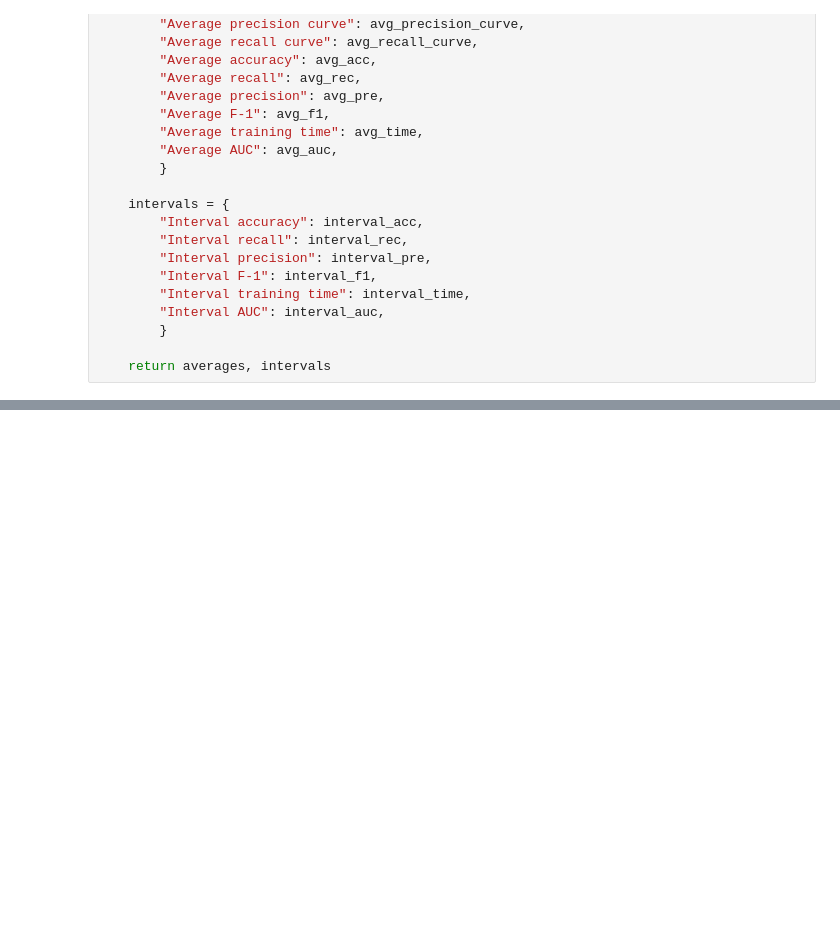
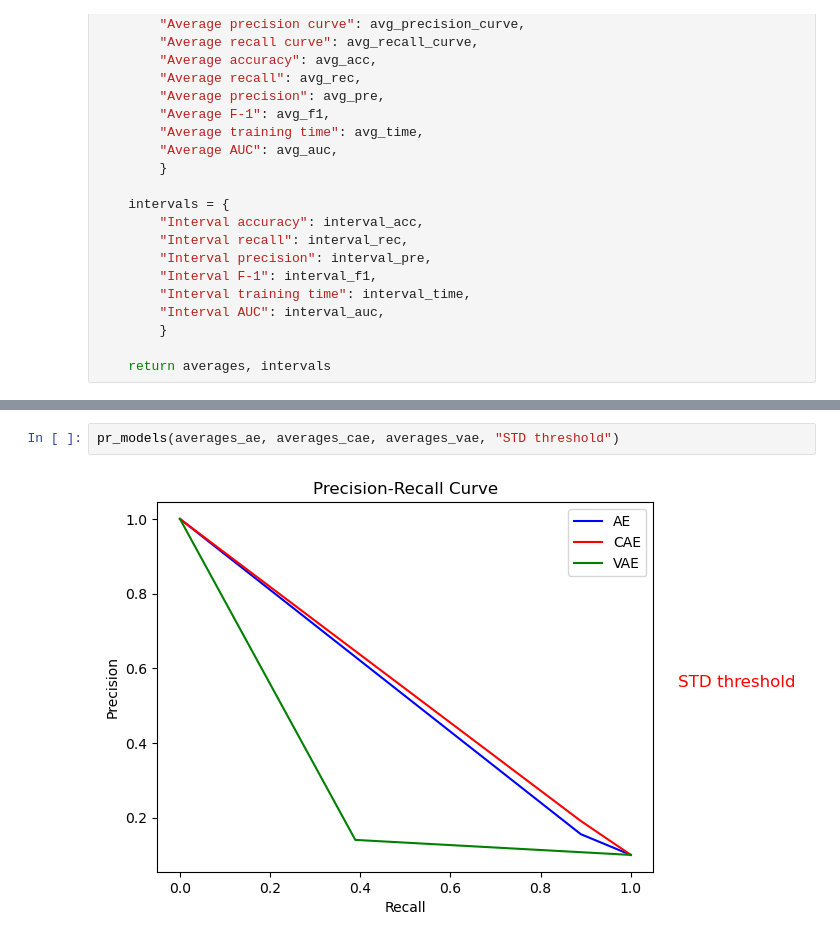
Before and after one commit to togetherthough/Deep-anomaly-detection-for-tracking-experiments-at-LHCb, a Jupyter notebook: notebook.ipynb, the cells around one changed output, grey strips where cells are left out. Drawn from its saved outputs; the diff is of its cells as text; blank space fills up the shorter version.

```diff
--- a/notebook.ipynb
+++ b/notebook.ipynb
@@ -1020,0 +1021,4 @@ plt.show()
+# %%
+pr_models(averages_ae, averages_cae, averages_vae, "STD threshold")
+# %% [output]
+[figure, added]
```
Also changed, not shown: parts of 11 cells of this notebook, 8 other files.
